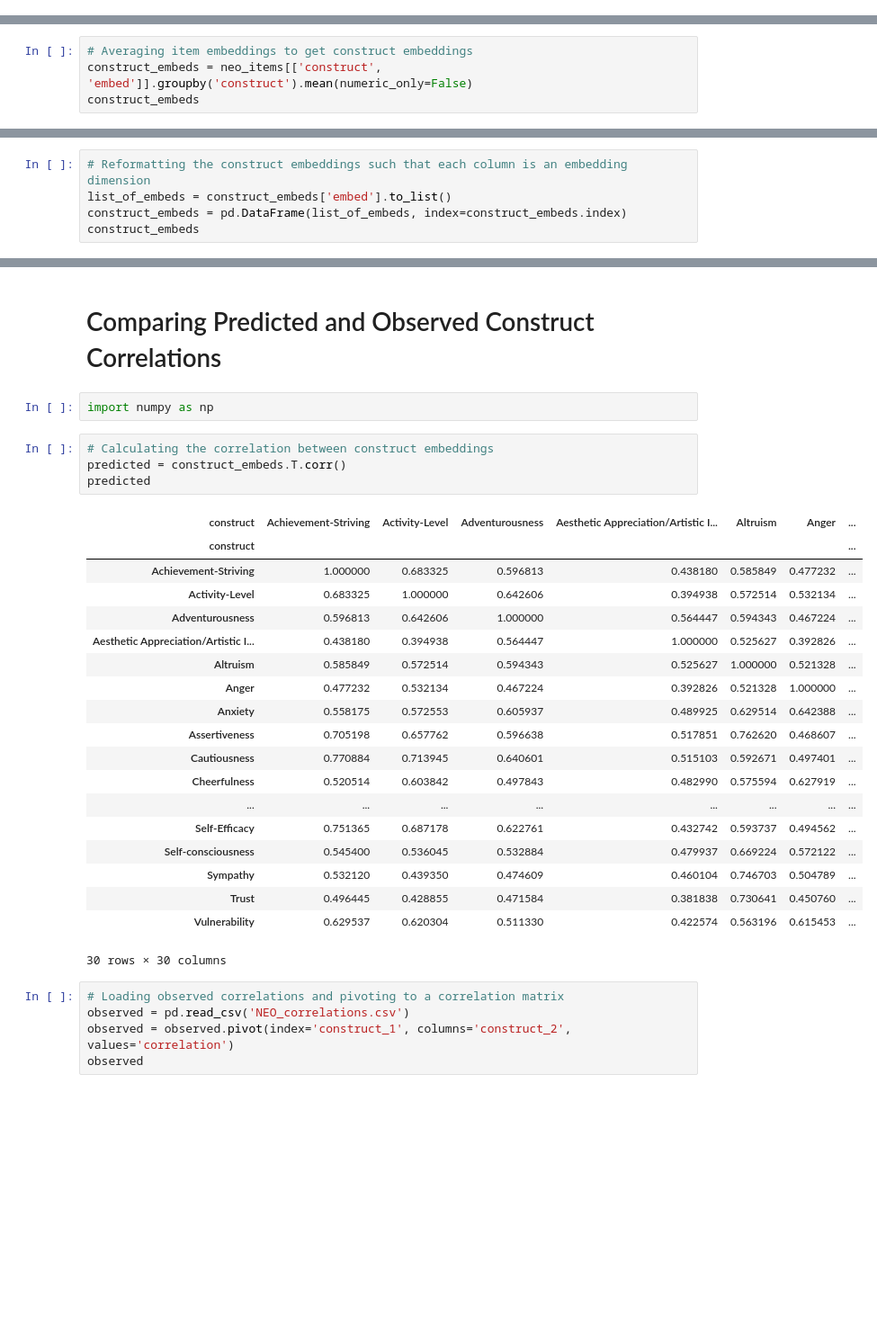
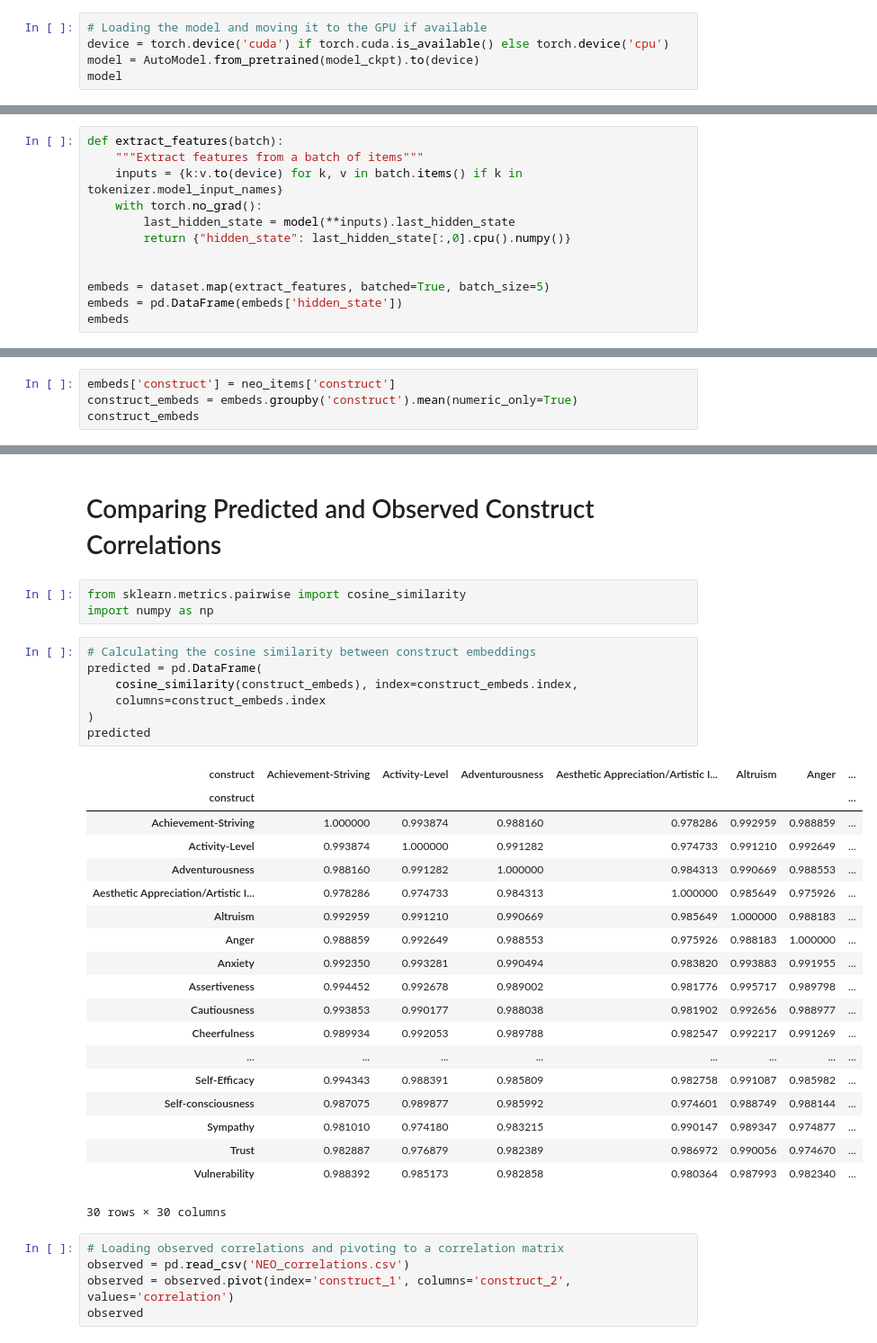
Before and after one commit to dwulff/LLM4JDM, a Jupyter notebook: ex2/personality_struct.ipynb, the cells around one changed output, grey strips where cells are left out. Shown at 90% size. Cells and saved outputs as stored; diff of their text form; blank space fills up the shorter version.

Commit message:
switch personality_struct.ipynb to feature extraction

```diff
--- a/ex2/personality_struct.ipynb
+++ b/ex2/personality_struct.ipynb
@@ -42,0 +64,5 @@ neo_items
+# %%
+# Loading the model and moving it to the GPU if available
+device = torch.device('cuda') if torch.cuda.is_available() else torch.device('cpu')
+model = AutoModel.from_pretrained(model_ckpt).to(device)
+model
@@ -42,0 +90,12 @@ neo_items
+# %%
+def extract_features(batch):
+    """Extract features from a batch of items"""
+    inputs = {k:v.to(device) for k, v in batch.items() if k in tokenizer.model_input_names}
+    with torch.no_grad():
+        last_hidden_state = model(**inputs).last_hidden_state
+        return {"hidden_state": last_hidden_state[:,0].cpu().numpy()}
+
+
+embeds = dataset.map(extract_features, batched=True, batch_size=5)
+embeds = pd.DataFrame(embeds['hidden_state'])
+embeds
@@ -43,5 +116,5 @@ neo_items
 # %%
-# Averaging item embeddings to get construct embeddings
-construct_embeds = neo_items[['construct', 'embed']].groupby('construct').mean(numeric_only=False)
+embeds['construct'] = neo_items['construct']
+construct_embeds = embeds.groupby('construct').mean(numeric_only=True)
 construct_embeds
 # %% [output]
@@ -66,5 +139,0 @@ construct_embeds
-# %%
-# Reformatting the construct embeddings such that each column is an embedding dimension
-list_of_embeds = construct_embeds['embed'].to_list()
-construct_embeds = pd.DataFrame(list_of_embeds, index=construct_embeds.index)
-construct_embeds
@@ -91,30 +140,34 @@ construct_embeds
 # %% [markdown]
 # Comparing Predicted and Observed Construct Correlations
-# %%
-import numpy as np
+# %%
+from sklearn.metrics.pairwise import cosine_similarity
+import numpy as np
 # %%
-# Calculating the correlation between construct embeddings
-predicted = construct_embeds.T.corr()
+# Calculating the cosine similarity between construct embeddings
+predicted = pd.DataFrame(
+    cosine_similarity(construct_embeds), index=construct_embeds.index,
+    columns=construct_embeds.index
+)
 predicted
 # %% [output]
 | construct | Achievement-Striving | Activity-Level | Adventurousness | Aesthetic Appreciation/Artistic I... | Altruism | Anger | ... |
 | construct |  |  |  |  |  |  | ... |
-| Achievement-Striving | 1.000000 | 0.683325 | 0.596813 | 0.438180 | 0.585849 | 0.477232 | ... |
-| Activity-Level | 0.683325 | 1.000000 | 0.642606 | 0.394938 | 0.572514 | 0.532134 | ... |
-| Adventurousness | 0.596813 | 0.642606 | 1.000000 | 0.564447 | 0.594343 | 0.467224 | ... |
-| Aesthetic Appreciation/Artistic I... | 0.438180 | 0.394938 | 0.564447 | 1.000000 | 0.525627 | 0.392826 | ... |
-| Altruism | 0.585849 | 0.572514 | 0.594343 | 0.525627 | 1.000000 | 0.521328 | ... |
-| Anger | 0.477232 | 0.532134 | 0.467224 | 0.392826 | 0.521328 | 1.000000 | ... |
-| Anxiety | 0.558175 | 0.572553 | 0.605937 | 0.489925 | 0.629514 | 0.642388 | ... |
-| Assertiveness | 0.705198 | 0.657762 | 0.596638 | 0.517851 | 0.762620 | 0.468607 | ... |
-| Cautiousness | 0.770884 | 0.713945 | 0.640601 | 0.515103 | 0.592671 | 0.497401 | ... |
-| Cheerfulness | 0.520514 | 0.603842 | 0.497843 | 0.482990 | 0.575594 | 0.627919 | ... |
+| Achievement-Striving | 1.000000 | 0.993874 | 0.988160 | 0.978286 | 0.992959 | 0.988859 | ... |
+| Activity-Level | 0.993874 | 1.000000 | 0.991282 | 0.974733 | 0.991210 | 0.992649 | ... |
+| Adventurousness | 0.988160 | 0.991282 | 1.000000 | 0.984313 | 0.990669 | 0.988553 | ... |
+| Aesthetic Appreciation/Artistic I... | 0.978286 | 0.974733 | 0.984313 | 1.000000 | 0.985649 | 0.975926 | ... |
+| Altruism | 0.992959 | 0.991210 | 0.990669 | 0.985649 | 1.000000 | 0.988183 | ... |
+| Anger | 0.988859 | 0.992649 | 0.988553 | 0.975926 | 0.988183 | 1.000000 | ... |
+| Anxiety | 0.992350 | 0.993281 | 0.990494 | 0.983820 | 0.993883 | 0.991955 | ... |
+| Assertiveness | 0.994452 | 0.992678 | 0.989002 | 0.981776 | 0.995717 | 0.989798 | ... |
+| Cautiousness | 0.993853 | 0.990177 | 0.988038 | 0.981902 | 0.992656 | 0.988977 | ... |
+| Cheerfulness | 0.989934 | 0.992053 | 0.989788 | 0.982547 | 0.992217 | 0.991269 | ... |
 | ... | ... | ... | ... | ... | ... | ... | ... |
-| Self-Efficacy | 0.751365 | 0.687178 | 0.622761 | 0.432742 | 0.593737 | 0.494562 | ... |
-| Self-consciousness | 0.545400 | 0.536045 | 0.532884 | 0.479937 | 0.669224 | 0.572122 | ... |
-| Sympathy | 0.532120 | 0.439350 | 0.474609 | 0.460104 | 0.746703 | 0.504789 | ... |
-| Trust | 0.496445 | 0.428855 | 0.471584 | 0.381838 | 0.730641 | 0.450760 | ... |
-| Vulnerability | 0.629537 | 0.620304 | 0.511330 | 0.422574 | 0.563196 | 0.615453 | ... |
+| Self-Efficacy | 0.994343 | 0.988391 | 0.985809 | 0.982758 | 0.991087 | 0.985982 | ... |
+| Self-consciousness | 0.987075 | 0.989877 | 0.985992 | 0.974601 | 0.988749 | 0.988144 | ... |
+| Sympathy | 0.981010 | 0.974180 | 0.983215 | 0.990147 | 0.989347 | 0.974877 | ... |
+| Trust | 0.982887 | 0.976879 | 0.982389 | 0.986972 | 0.990056 | 0.974670 | ... |
+| Vulnerability | 0.988392 | 0.985173 | 0.982858 | 0.980364 | 0.987993 | 0.982340 | ... |
 30 rows × 30 columns
 # %%
 # Loading observed correlations and pivoting to a correlation matrix
```
Also changed, not shown: parts of 15 cells of this notebook.
